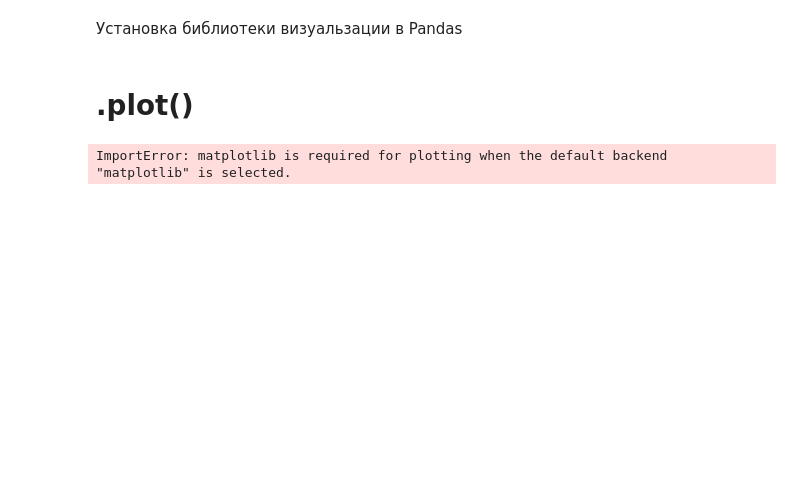
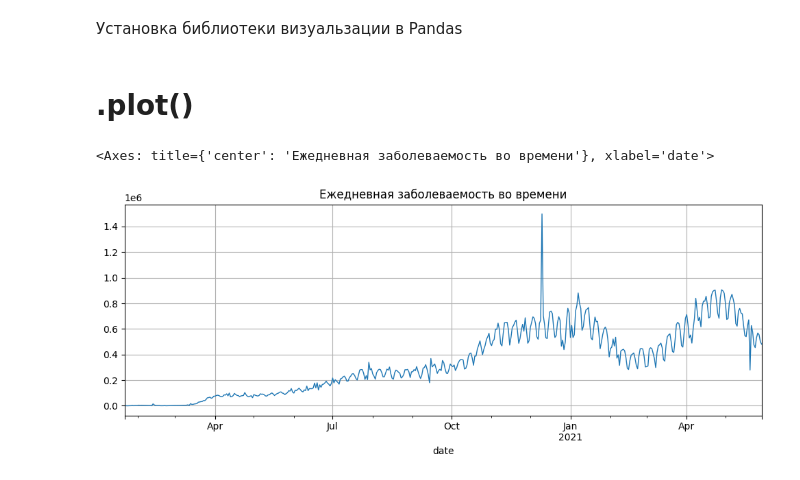
Before and after one commit to Dagslaid/skillfactory_hw, a Jupyter notebook: Визуализация данных.ipynb, the cells around one changed output. Drawn from its saved outputs; the diff is of its cells as text; code cells hidden in the pictures; blank space fills up the shorter version.

```diff
--- a/Визуализация данных.ipynb
+++ b/Визуализация данных.ipynb
@@ -56,15 +58,10 @@ color # цвет.
 # %%
 grouped_cases = covid_df.groupby('date')['daily_confirmed'].sum()
 grouped_cases.plot(kind='line',
-                   figsaze = (12,4),
+                   figsize = (12,4),
                    title= 'Ежедневная заболеваемость во времени',
                    grid= True,
-                   lw=3)
+                   lw=1)# lw отвечает за ширину линии в линейных графиках
+# %% [output]
+<Axes: title={'center': 'Ежедневная заболеваемость во времени'}, xlabel='date'>
+[figure, added]
-# %%
-grouped_cases.plot(kind='line',
-                   figsaze = (12,4),
-                   title= 'Ежедневная заболеваемость во времени',
-                   grid= True,
-                   lw=3)
-# %% [output]
-ImportError: matplotlib is required for plotting when the default backend "matplotlib" is selected.
```
Also changed, not shown: parts of 33 cells of this notebook, 1 other file.
